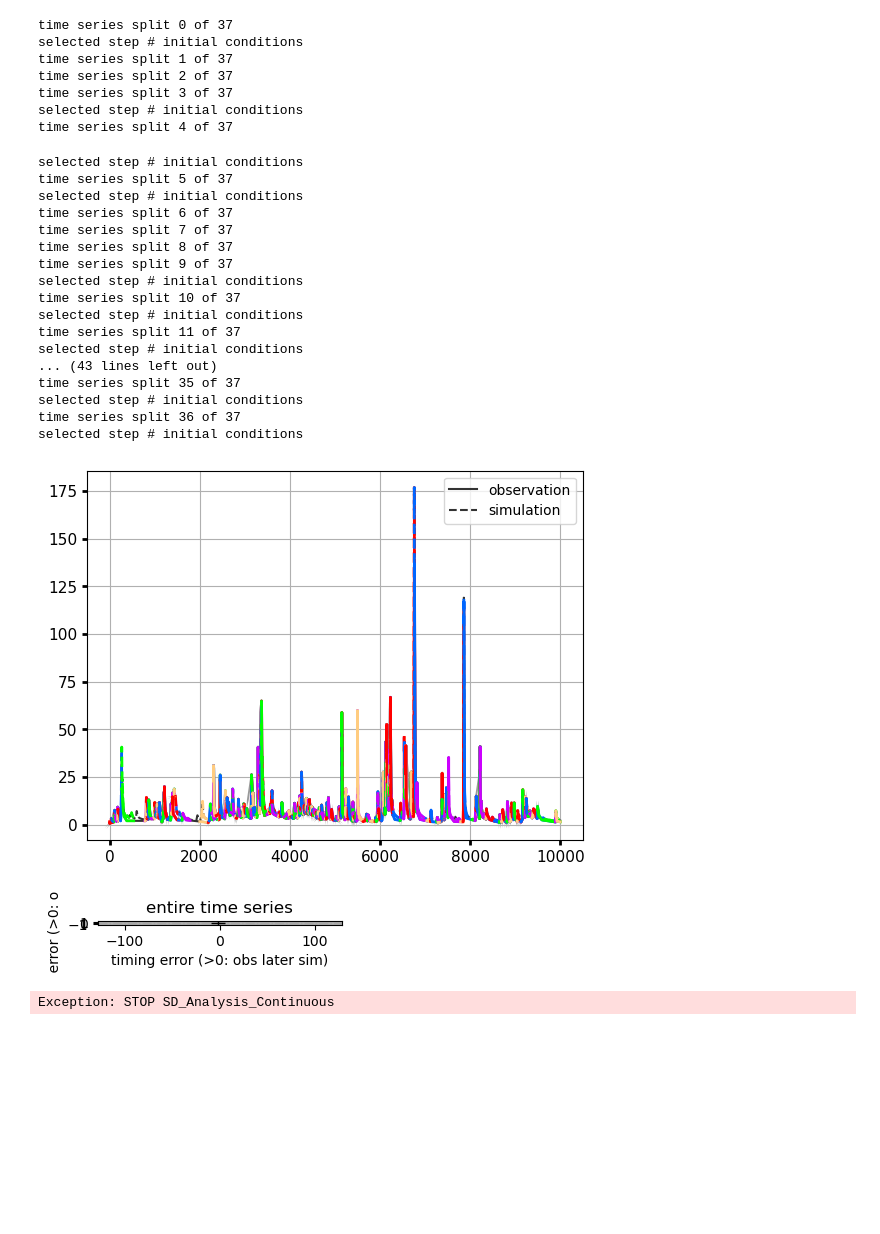
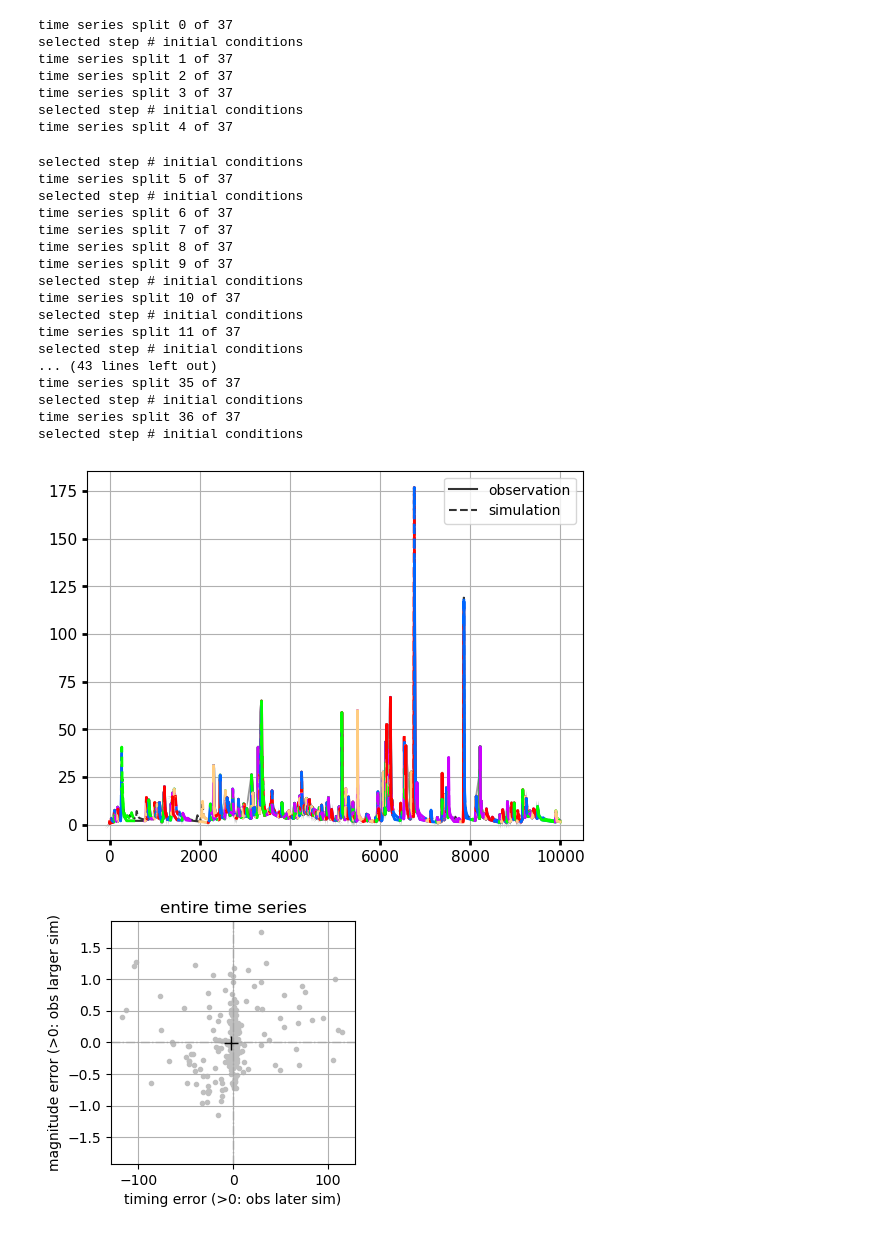
Before and after one commit to Nicholas202024/SeriesDistance, a Jupyter notebook: SeriesDistance Python NEU/SD_Analysis_Continuous.ipynb, the cells around one changed output. Saved outputs shown, nothing was run; the diff lists cells and outputs as text; code cells hidden in the pictures; blank space fills up the shorter version.

```diff
--- a/SeriesDistance Python NEU/SD_Analysis_Continuous.ipynb
+++ b/SeriesDistance Python NEU/SD_Analysis_Continuous.ipynb
@@ -210,53 +210,52 @@ for list in e_sd_t_all:
 # plot 2d-error distributions
 if pf_errordist:
     f_PlotSDErrors_OnePanel(e_sd_t_all_new, e_sd_q_all_new)
-raise Exception("STOP SD_Analysis_Continuous")
+    # f_PlotSDErrors_OnePanel(e_sd_t_all, e_sd_q_all)
 
-# save output
-savemat(outfile, {
-    'obs': obs,
-    'sim': sim,
-    'segs_obs_opt_all': segs_obs_opt_all,
-    'segs_sim_opt_all': segs_sim_opt_all,
-    'connectors': connectors,
-    'e_sd_t_all': e_sd_t_all,
-    'e_sd_q_all': e_sd_q_all,
-    'weight_nfc': weight_nfc,
-    'weight_rds': weight_rds,
-    'weight_sdt': weight_sdt,
-    'weight_sdv': weight_sdv,
-    'error_model': error_model
-})
+# # save output
+# savemat(outfile, {
+#     'obs': obs,
+#     'sim': sim,
+#     'segs_obs_opt_all': segs_obs_opt_all,
+#     'segs_sim_opt_all': segs_sim_opt_all,
+#     'connectors': connectors,
+#     'e_sd_t_all': e_sd_t_all,
+#     'e_sd_q_all': e_sd_q_all,
+#     'weight_nfc': weight_nfc,
+#     'weight_rds': weight_rds,
+#     'weight_sdt': weight_sdt,
+#     'weight_sdv': weight_sdv,
+#     'error_model': error_model
+# })
 # %% [output]
 orginal obs: var: 69.171188618656, # extremes: 1990, diff(obs)=3408.547
 orginal sim: var: 52.86143165392219, # extremes: 500, diff(sim)=2680.4173
 smoothed obs: var: 69.03954912923022, # extremes: 246, diff(obs)=2957.607
 smoothed sim: var: 52.86143165392219, # extremes: 500, diff(sim)=2680.4173
 [figure]
 time series split 0 of 37
 selected step # initial conditions
 time series split 1 of 37
 time series split 2 of 37
 time series split 3 of 37
 selected step # initial conditions
 time series split 4 of 37
 selected step # initial conditions
 time series split 5 of 37
 selected step # initial conditions
 time series split 6 of 37
 time series split 7 of 37
 time series split 8 of 37
 time series split 9 of 37
 selected step # initial conditions
 time series split 10 of 37
 selected step # initial conditions
 time series split 11 of 37
 selected step # initial conditions
 ... (43 lines left out)
 time series split 35 of 37
 selected step # initial conditions
 time series split 36 of 37
 selected step # initial conditions
 [figure]
-[figure, old version]
+[figure, new version]
-Exception: STOP SD_Analysis_Continuous
```
Also changed, not shown: 6 other files.
